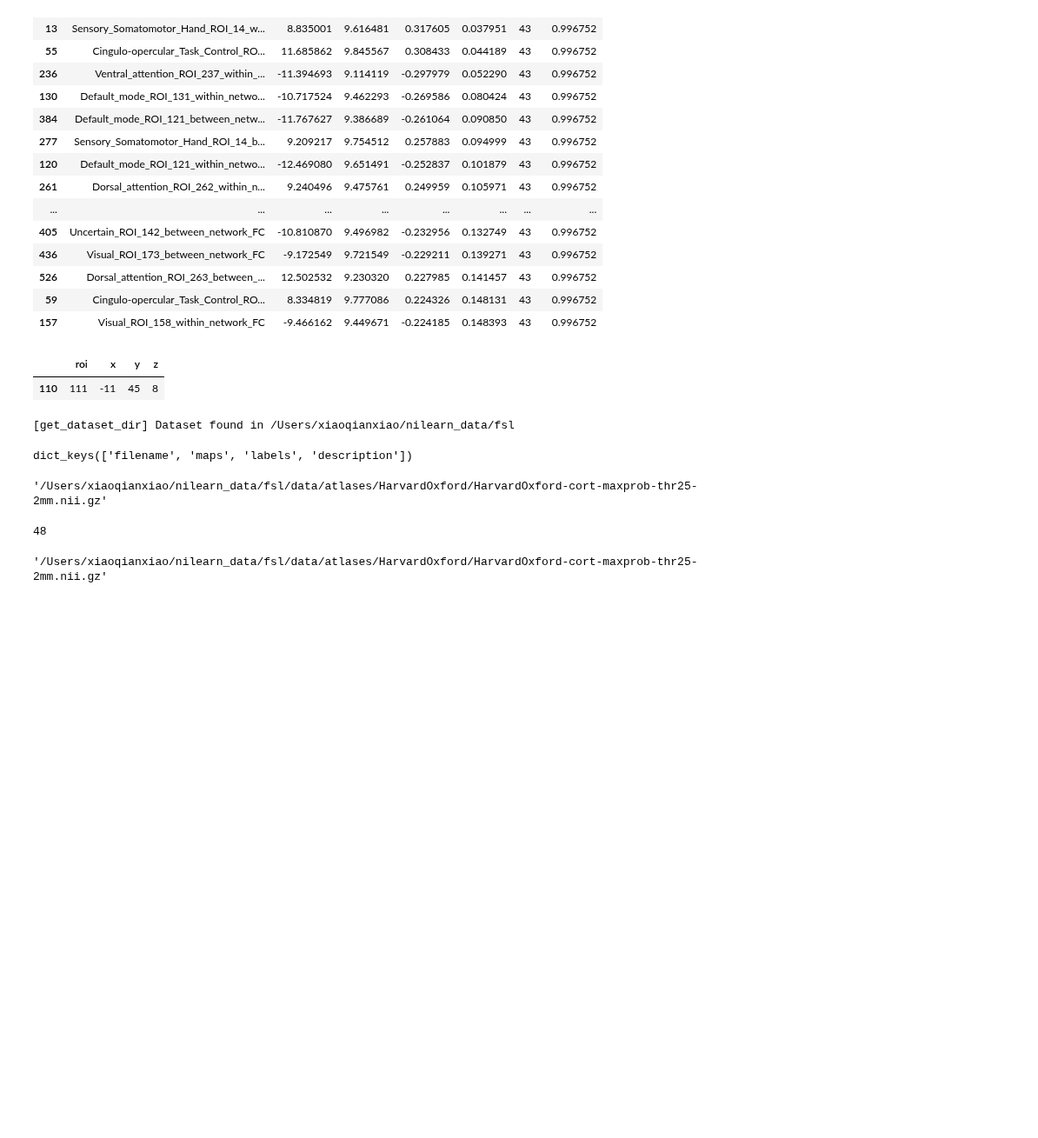
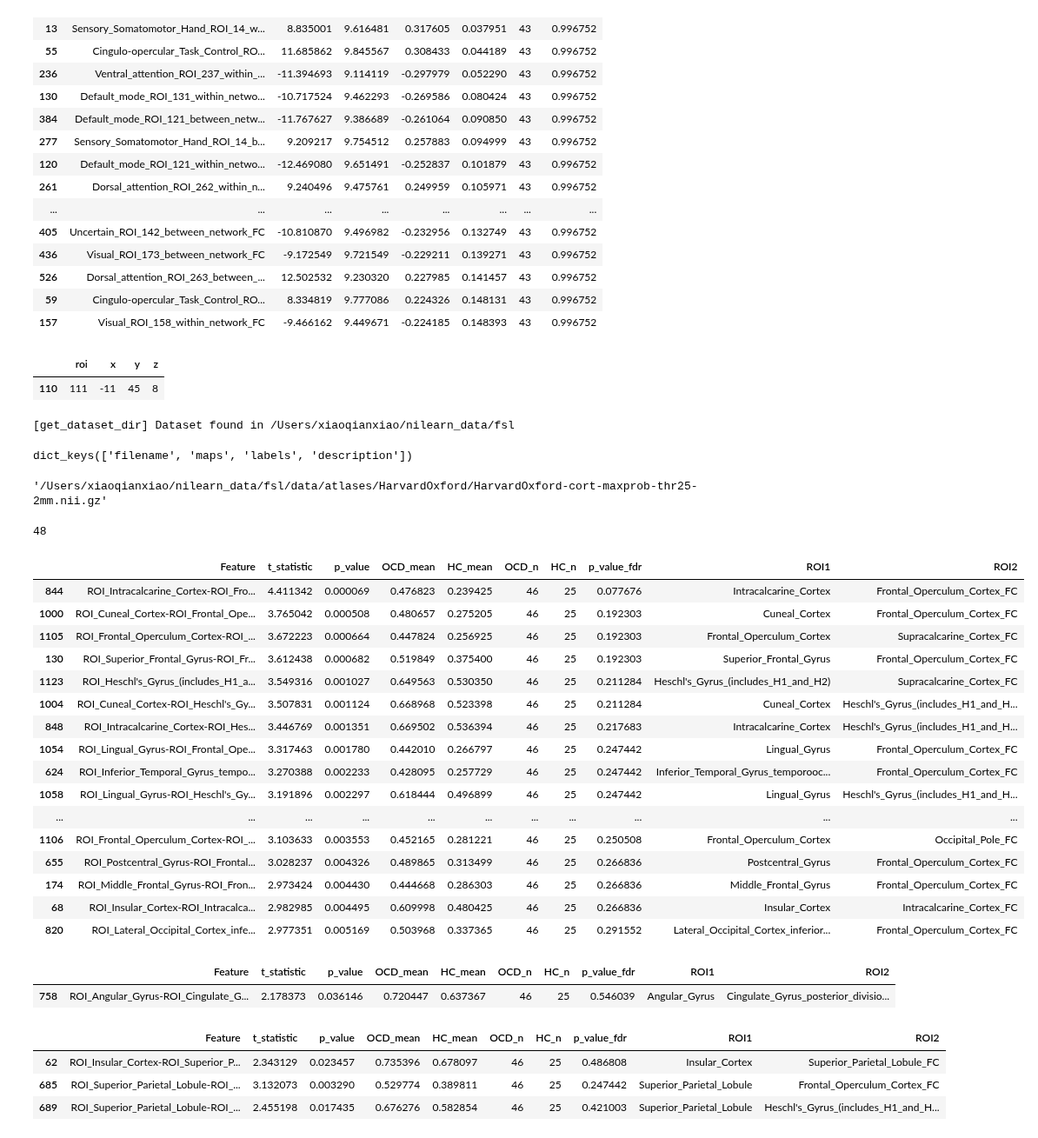
Before and after one commit to XiaoqianXiao/OCD_RO1, a Jupyter notebook: results_visualization.ipynb, the cells around one changed output. Shown at 87% size. Drawn from its saved outputs; the diff is of its cells as text; code cells hidden in the pictures; blank space fills up the shorter version.

```diff
--- a/results_visualization.ipynb
+++ b/results_visualization.ipynb
@@ -321,6 +321,41 @@ with open('HarvardOxford_cort_labels.txt', 'w') as f:
     for label in labels:
         f.write(label + '\n')
 # %%
-atlas.filename
+ROI_dir = '/Users/xiaoqianxiao/projects/OCD/results/ROI_group'
-# %% [output]
-'/Users/xiaoqianxiao/nilearn_data/fsl/data/atlases/HarvardOxford/HarvardOxford-cort-maxprob-thr25-2mm.nii.gz'
+# %%
+group_diff_file = os.path.join(ROI_dir, 'group_diff_baseline_roi_fc.csv')
+df_group_diff = pd.read_csv(group_diff_file)
+df_group_diff['ROI1'] = df_group_diff['Feature'].str.split('-').str[0].str.replace('ROI_', '')
+df_group_diff['ROI2'] = df_group_diff['Feature'].str.split('-').str[1].str.replace('ROI_', '')
+df_group_diff.sort_values(by='p_value', ascending=True).head(20)
+# %% [output]
+|  | Feature | t_statistic | p_value | OCD_mean | HC_mean | OCD_n | HC_n | p_value_fdr | ROI1 | ROI2 |
+| 844 | ROI_Intracalcarine_Cortex-ROI_Fro... | 4.411342 | 0.000069 | 0.476823 | 0.239425 | 46 | 25 | 0.077676 | Intracalcarine_Cortex | Frontal_Operculum_Cortex_FC |
+| 1000 | ROI_Cuneal_Cortex-ROI_Frontal_Ope... | 3.765042 | 0.000508 | 0.480657 | 0.275205 | 46 | 25 | 0.192303 | Cuneal_Cortex | Frontal_Operculum_Cortex_FC |
+| 1105 | ROI_Frontal_Operculum_Cortex-ROI_... | 3.672223 | 0.000664 | 0.447824 | 0.256925 | 46 | 25 | 0.192303 | Frontal_Operculum_Cortex | Supracalcarine_Cortex_FC |
+| 130 | ROI_Superior_Frontal_Gyrus-ROI_Fr... | 3.612438 | 0.000682 | 0.519849 | 0.375400 | 46 | 25 | 0.192303 | Superior_Frontal_Gyrus | Frontal_Operculum_Cortex_FC |
+| 1123 | ROI_Heschl's_Gyrus_(includes_H1_a... | 3.549316 | 0.001027 | 0.649563 | 0.530350 | 46 | 25 | 0.211284 | Heschl's_Gyrus_(includes_H1_and_H2) | Supracalcarine_Cortex_FC |
+| 1004 | ROI_Cuneal_Cortex-ROI_Heschl's_Gy... | 3.507831 | 0.001124 | 0.668968 | 0.523398 | 46 | 25 | 0.211284 | Cuneal_Cortex | Heschl's_Gyrus_(includes_H1_and_H... |
+| 848 | ROI_Intracalcarine_Cortex-ROI_Hes... | 3.446769 | 0.001351 | 0.669502 | 0.536394 | 46 | 25 | 0.217683 | Intracalcarine_Cortex | Heschl's_Gyrus_(includes_H1_and_H... |
+| 1054 | ROI_Lingual_Gyrus-ROI_Frontal_Ope... | 3.317463 | 0.001780 | 0.442010 | 0.266797 | 46 | 25 | 0.247442 | Lingual_Gyrus | Frontal_Operculum_Cortex_FC |
+| 624 | ROI_Inferior_Temporal_Gyrus_tempo... | 3.270388 | 0.002233 | 0.428095 | 0.257729 | 46 | 25 | 0.247442 | Inferior_Temporal_Gyrus_temporooc... | Frontal_Operculum_Cortex_FC |
+| 1058 | ROI_Lingual_Gyrus-ROI_Heschl's_Gy... | 3.191896 | 0.002297 | 0.618444 | 0.496899 | 46 | 25 | 0.247442 | Lingual_Gyrus | Heschl's_Gyrus_(includes_H1_and_H... |
+| ... | ... | ... | ... | ... | ... | ... | ... | ... | ... | ... |
+| 1106 | ROI_Frontal_Operculum_Cortex-ROI_... | 3.103633 | 0.003553 | 0.452165 | 0.281221 | 46 | 25 | 0.250508 | Frontal_Operculum_Cortex | Occipital_Pole_FC |
+| 655 | ROI_Postcentral_Gyrus-ROI_Frontal... | 3.028237 | 0.004326 | 0.489865 | 0.313499 | 46 | 25 | 0.266836 | Postcentral_Gyrus | Frontal_Operculum_Cortex_FC |
+| 174 | ROI_Middle_Frontal_Gyrus-ROI_Fron... | 2.973424 | 0.004430 | 0.444668 | 0.286303 | 46 | 25 | 0.266836 | Middle_Frontal_Gyrus | Frontal_Operculum_Cortex_FC |
+| 68 | ROI_Insular_Cortex-ROI_Intracalca... | 2.982985 | 0.004495 | 0.609998 | 0.480425 | 46 | 25 | 0.266836 | Insular_Cortex | Intracalcarine_Cortex_FC |
+| 820 | ROI_Lateral_Occipital_Cortex_infe... | 2.977351 | 0.005169 | 0.503968 | 0.337365 | 46 | 25 | 0.291552 | Lateral_Occipital_Cortex_inferior... | Frontal_Operculum_Cortex_FC |
+# %%
+df_group_diff.loc[((df_group_diff['ROI1']=='Cingulate_Gyrus_posterior_division') | (df_group_diff['ROI2']=='Cingulate_Gyrus_posterior_division_FC'))
+                   & (df_group_diff['p_value'] <= 0.05)]
+# %% [output]
+|  | Feature | t_statistic | p_value | OCD_mean | HC_mean | OCD_n | HC_n | p_value_fdr | ROI1 | ROI2 |
+| 758 | ROI_Angular_Gyrus-ROI_Cingulate_G... | 2.178373 | 0.036146 | 0.720447 | 0.637367 | 46 | 25 | 0.546039 | Angular_Gyrus | Cingulate_Gyrus_posterior_divisio... |
+# %%
+df_group_diff.loc[((df_group_diff['ROI1']=='Superior_Parietal_Lobule') | (df_group_diff['ROI2']=='Superior_Parietal_Lobule_FC')) & (df_group_diff['p_value'] <= 0.05)]
+# %% [output]
+|  | Feature | t_statistic | p_value | OCD_mean | HC_mean | OCD_n | HC_n | p_value_fdr | ROI1 | ROI2 |
+| 62 | ROI_Insular_Cortex-ROI_Superior_P... | 2.343129 | 0.023457 | 0.735396 | 0.678097 | 46 | 25 | 0.486808 | Insular_Cortex | Superior_Parietal_Lobule_FC |
+| 685 | ROI_Superior_Parietal_Lobule-ROI_... | 3.132073 | 0.003290 | 0.529774 | 0.389811 | 46 | 25 | 0.247442 | Superior_Parietal_Lobule | Frontal_Operculum_Cortex_FC |
+| 689 | ROI_Superior_Parietal_Lobule-ROI_... | 2.455198 | 0.017435 | 0.676276 | 0.582854 | 46 | 25 | 0.421003 | Superior_Parietal_Lobule | Heschl's_Gyrus_(includes_H1_and_H... |
```
Also changed, not shown: parts of 6 cells of this notebook, 3 other files.
